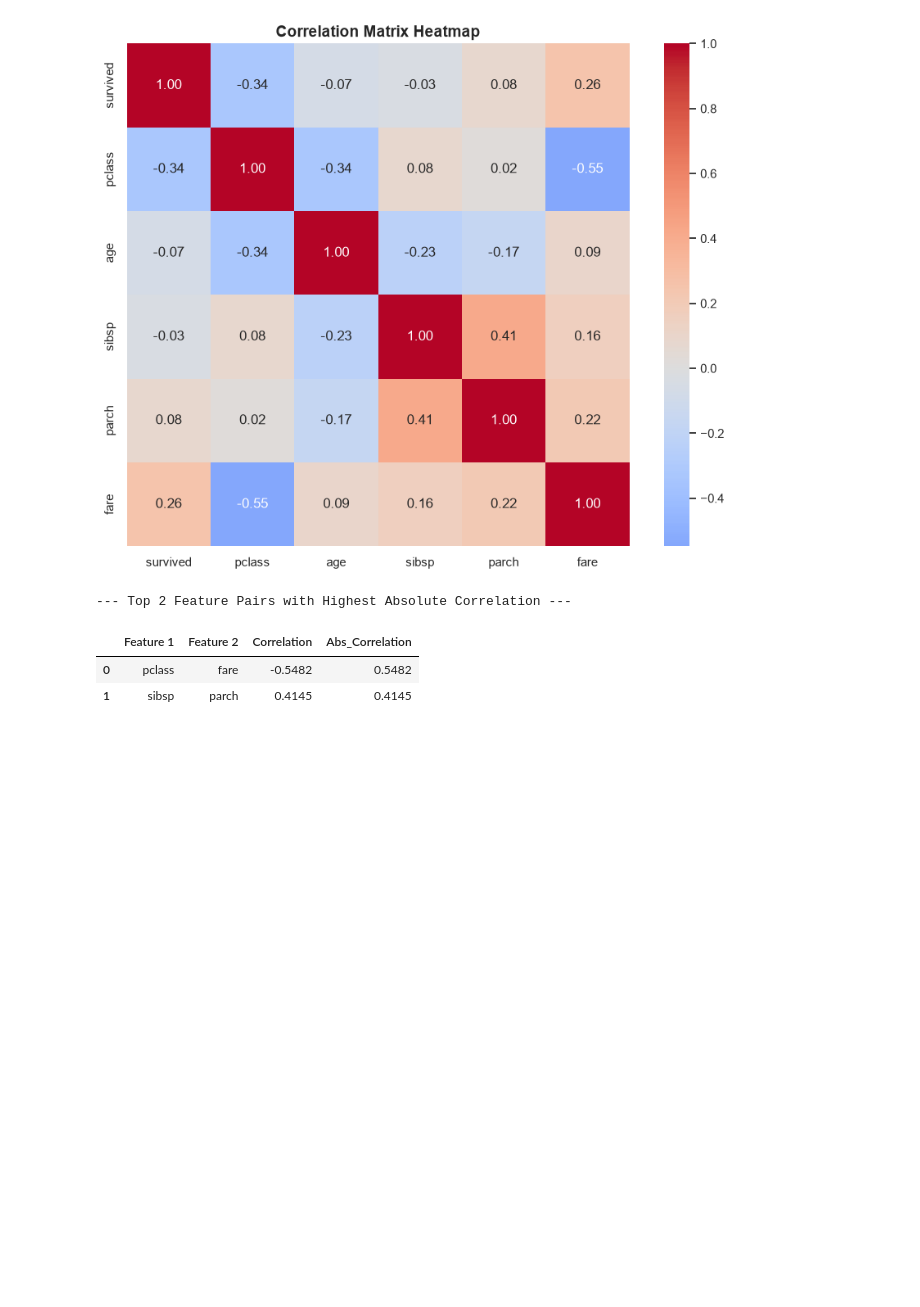
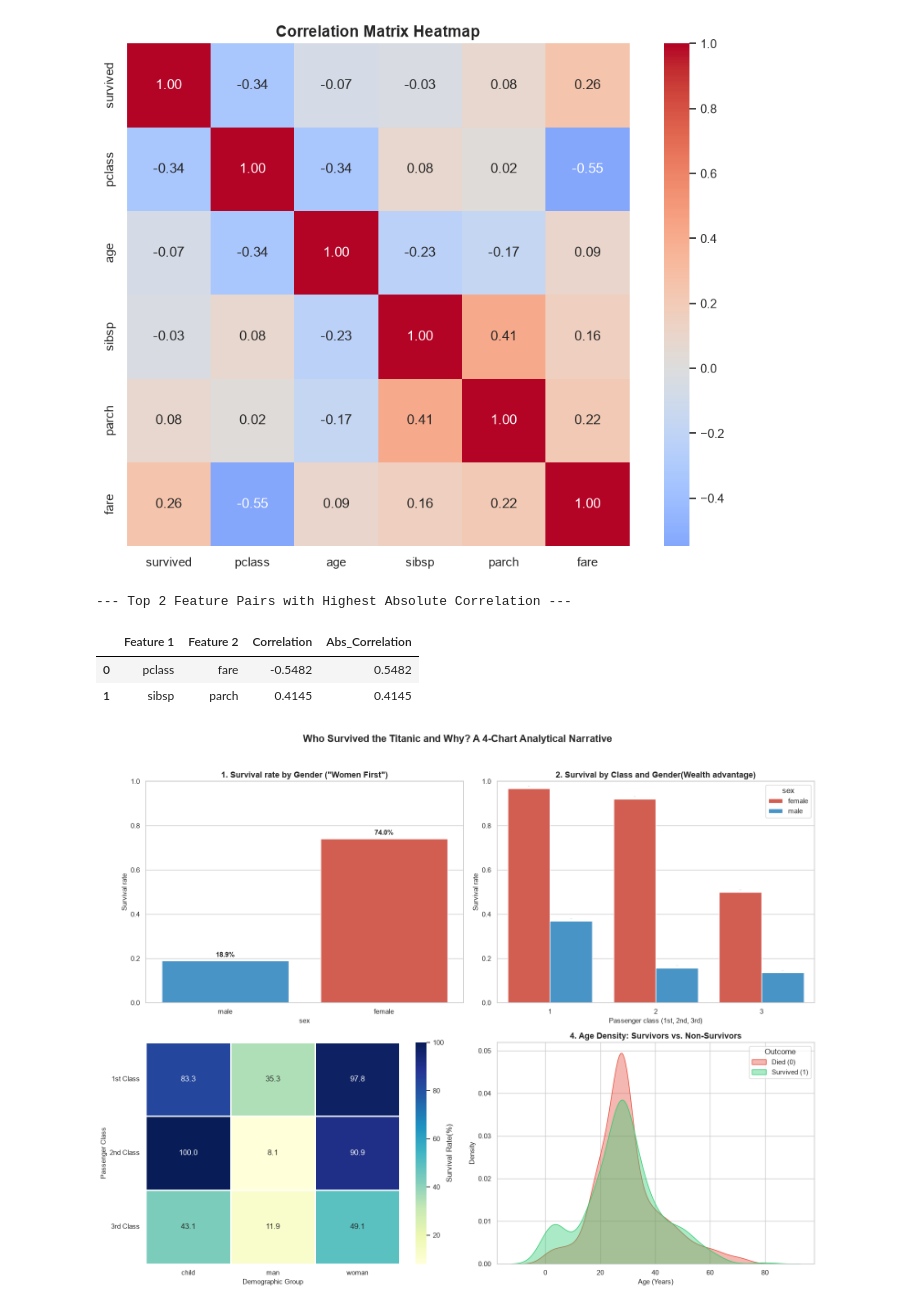
Before and after one commit to endtailer007/Capstone_Project, a Jupyter notebook: analytics_pipeline/01_eda.ipynb, the cells around one changed output. Drawn from its saved outputs; the diff is of its cells as text; code cells hidden in the pictures; blank space fills up the shorter version.

```diff
--- a/analytics_pipeline/01_eda.ipynb
+++ b/analytics_pipeline/01_eda.ipynb
@@ -291,47 +292,50 @@ fig,axes = plt.subplots(nrows=2,ncols=2,figsize=(16,12))
 #Chart 1: Survival by sex(bar plot)
 sns.barplot(data=df,x='sex',y='survived',
             palette={'female':'#e74c3c','male':'#3498db'},
-            ci=None, ax=axes[0,0])
+            hue='sex',
+            errorbar=None, ax=axes[0,0])
 axes[0,0].set_title('1. Survival rate by Gender ("Women First")',
                     fontsize=13,fontweight='bold')
 axes[0,0].set_xlabel('sex',fontsize=11)
 axes[0,0].set_ylabel('Survival rate',fontsize=11)
 axes[0,0].set_ylim(0,1.0)
 #Below piece of code is to display survival percentages on top of the bars.
 for p in axes[0,0].patches:
     axes[0,0].annotate(f'{p.get_height()*100:.1f}%', (p.get_x()+p.get_width()/2., p.get_height()),
                         ha = 'center', va='bottom',fontsize=11,fontweight='bold',xytext=(0,4), textcoords='offset points')
 #Chart 2: Survival by Class and Gender(Grouped by plot)
-sns.barplot(data=df,x='pclass',y='survived',hue='sex',palette={'female':'#e74c3c','male':'#3498db'},ci=None,ax=axes[0,1])
+sns.barplot(data=df,x='pclass',y='survived',hue='sex',palette={'female':'#e74c3c','male':'#3498db'},errorbar=None,ax=axes[0,1])
 axes[0,1].set_title('2. Survival by Class and Gender(Wealth advantage)',fontsize=13,fontweight='bold')
 axes[0,1].set_xlabel('Passenger class (1st, 2nd, 3rd)', fontsize=11)
 axes[0,1].set_ylabel('Survival rate', fontsize=11)
 axes[0,1].set_ylim(0,1.0)
 axes[0,1].legend(title='sex',loc='upper right')
 for p in axes[0,1].patches:
     h=p.get_height()
     if h>0:
         axes[0,1].annotate(f'{h*100:.1f}%',(p.get_x() + p.get_width()/2., h),
                             ha='center',va='bottom',fontsize=0,fontweight='bold',
                             xytext=(0,3), textcoords='offset points')
 #Chart 3: Heatmap (Survival rate by Class and Demographic)
 survival_pivot = df.pivot_table(index='pclass',columns='who',values='survived',aggfunc='mean')*100
 sns.heatmap(survival_pivot,annot=True,fmt='.1f',cmap='YlGnBu',cbar_kws={'label':'Survival Rate(%)'},linewidths=1,linecolor='white',ax=axes[1,0])
 axes[1,0].set_xlabel('Demographic Group',fontsize=11)
 axes[1,0].set_ylabel('Passenger Class',fontsize=11)
 axes[1,0].set_yticklabels(['1st Class','2nd Class','3rd Class'],rotation=0)
 
-#Chart 4: Scatterplot (Fare vs age)
-df_plot = df.copy()
-df_plot['log_fare'] = np.loglp(df_plot['fare'])
-sns.scatterplot(data=df_plot,x='age',y='log_fare',hue='survived',
-                style='pclass',palette={0:'#7f8c8d', 1: '#27ae60' },alpha=0.75,
-                s=65,ax=axes[1,1])
-axes[1,1].set_title('4. Fare (Log Scale) vs. Age by Survival & Class',fontsize=13, fontweight='bold')
-axes[1,1].set_xlabel('Age (years)', fontsize=11)
-axes[1,1].set_ylabel('Log(Fare +1)',fontsize=11)
-axes[1,1].legend(bbox_to_anchore=(1.02,1),loc='upper left',borderaxespad=0.)
+# ------------------------------------------------------------------
+# Chart 4 (Alternative 2): Age Distribution of Survivors vs. Non-Survivors
+# ------------------------------------------------------------------
+sns.kdeplot(data=df[df['survived'] == 0]['age'], label='Died (0)', color='#e74c3c', fill=True, alpha=0.4, ax=axes[1, 1])
+sns.kdeplot(data=df[df['survived'] == 1]['age'], label='Survived (1)', color='#2ecc71', fill=True, alpha=0.4, ax=axes[1, 1])
+axes[1, 1].set_title('4. Age Density: Survivors vs. Non-Survivors', fontsize=13, fontweight='bold')
+axes[1, 1].set_xlabel('Age (Years)', fontsize=11)
+axes[1, 1].set_ylabel('Density', fontsize=11)
+axes[1, 1].legend(title='Outcome', loc='upper right')
 
-plt.suptitle('who survived the Titanic and why? A 4 chart Analytical Narrative', fontsize=16,fontweight='bold',y=1.02)
+
+plt.suptitle('Who Survived the Titanic and Why? A 4-Chart Analytical Narrative', fontsize=16, fontweight='bold', y=1.02)
 plt.tight_layout()
 plt.show()
+# %% [output]
+[figure, added]
```
Also changed, not shown: parts of 4 cells of this notebook, 2 other files.
